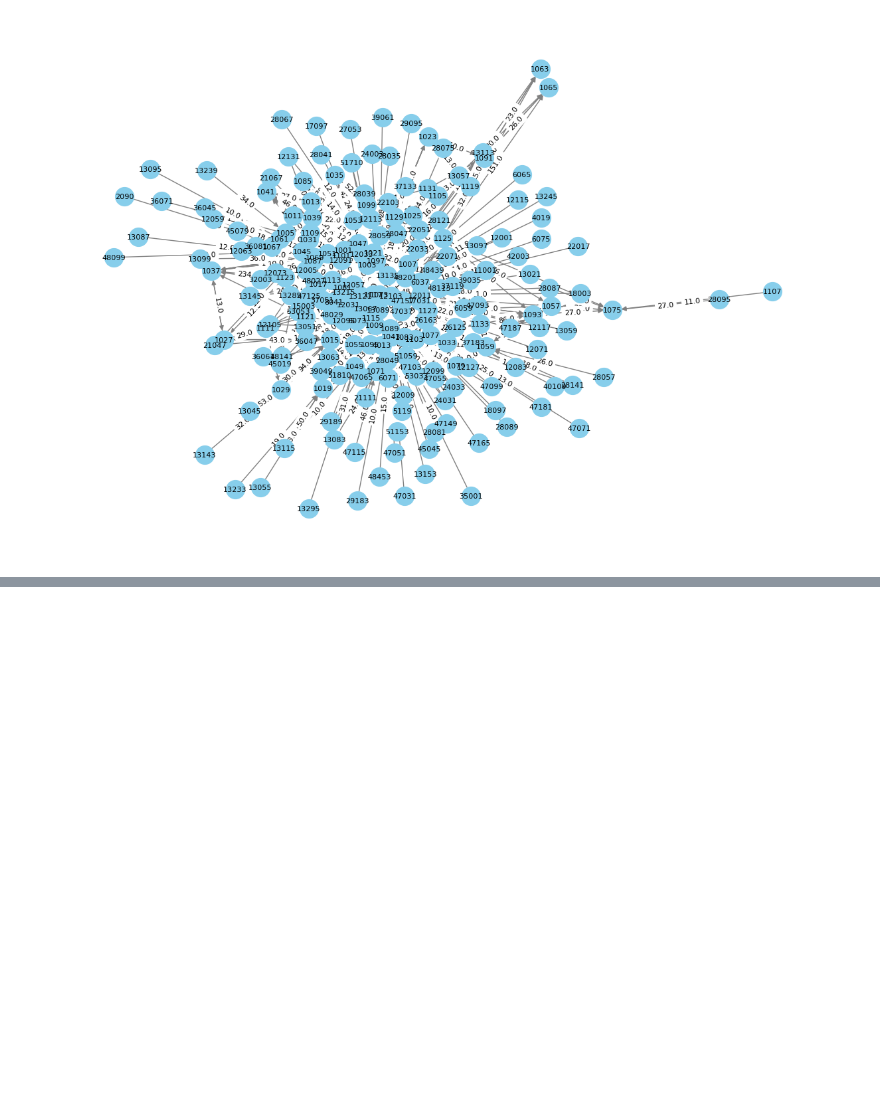
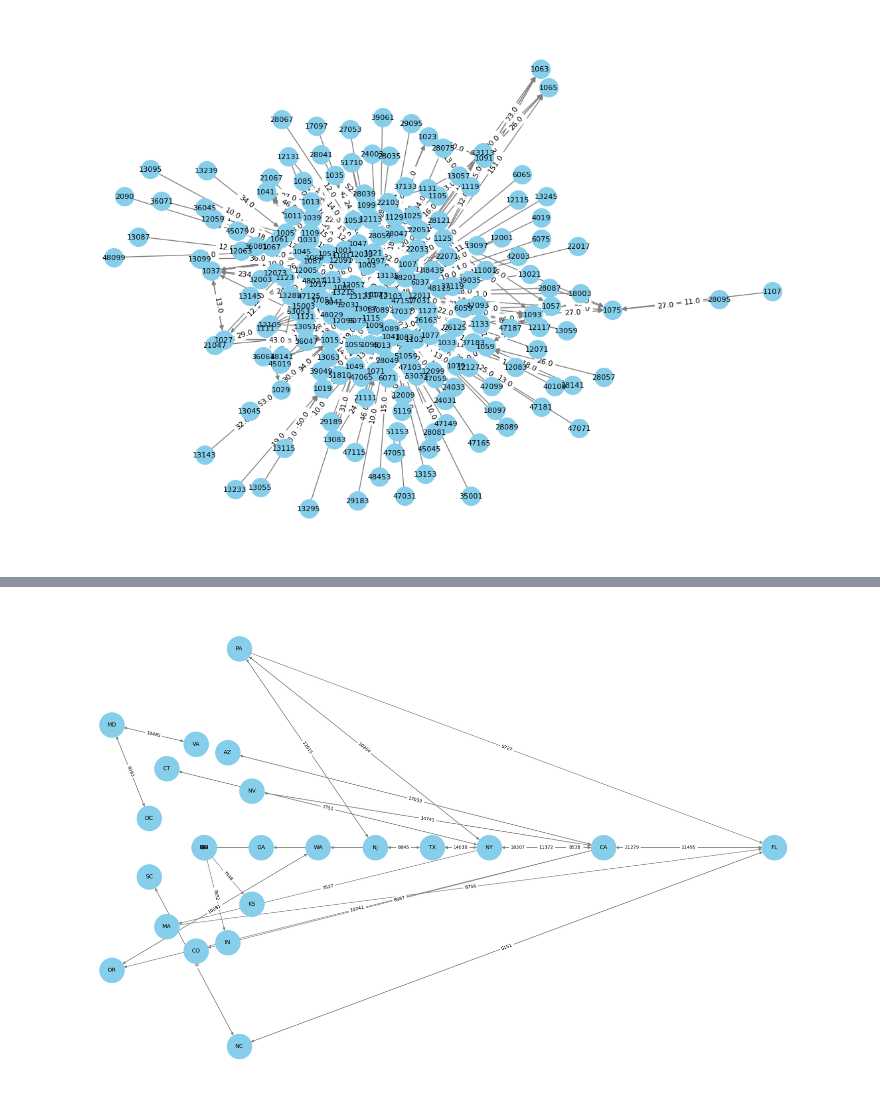
Before and after one commit to psyrgkan/NetworkAnalysis, a Jupyter notebook: graph.ipynb, the cells around one changed output, grey strips where cells are left out. Cells and saved outputs as stored; diff of their text form; code cells hidden in the pictures; blank space fills up the shorter version.

```diff
--- a/graph.ipynb
+++ b/graph.ipynb
@@ -65,0 +199,32 @@ plt.show()
+# %%
+def custom_layout(G):
+    nodes_in_degree = G.in_degree()
+    max_in_degree = max(d for n, d in nodes_in_degree)
+    nodes_by_degree = {i: [] for i in range(max_in_degree + 1)}
+    for n, d in nodes_in_degree:
+        nodes_by_degree[d].append(n)
+
+    pos = {}
+    for degree, nodes in nodes_by_degree.items():
+        n_nodes = len(nodes)
+        theta = np.linspace(0, 2 * np.pi, n_nodes + 1)[:-1]
+        x = np.cos(theta) * degree
+        y = np.sin(theta) * degree
+        pos.update({n: (xi, yi) for n, xi, yi in zip(nodes, x, y)})
+
+    return pos
+
+# Set the figure size
+plt.figure(figsize=(20, 12))
+
+# Choose the custom layout
+pos = custom_layout(G_filtered)
+
+# Draw the filtered graph
+nx.draw(G_filtered, pos, with_labels=True, node_color='skyblue', node_size=2000, edge_color='gray', arrows=True, font_size=10)
+nx.draw_networkx_edge_labels(G_filtered, pos, edge_labels={(u, v): f"{d['weight']}" for u, v, d in G_filtered.edges(data=True)}, font_size=8)
+
+# Display the plot
+plt.show()
+# %% [output]
+[figure, added]
```
Also changed, not shown: parts of 15 cells of this notebook.
